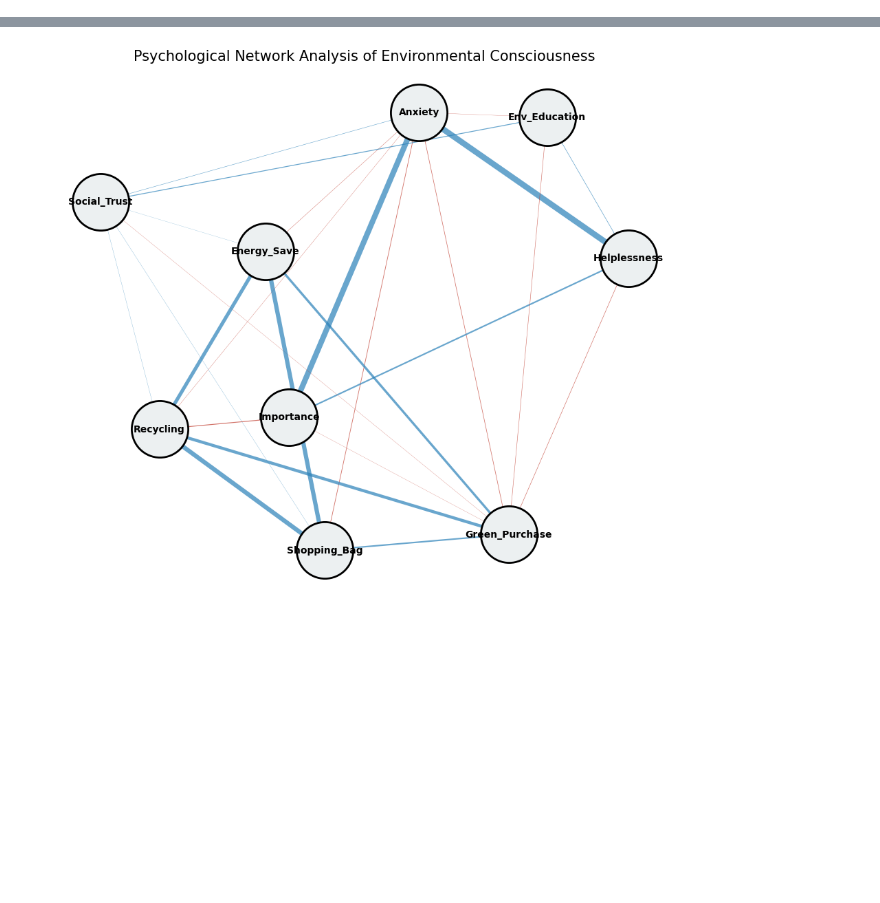
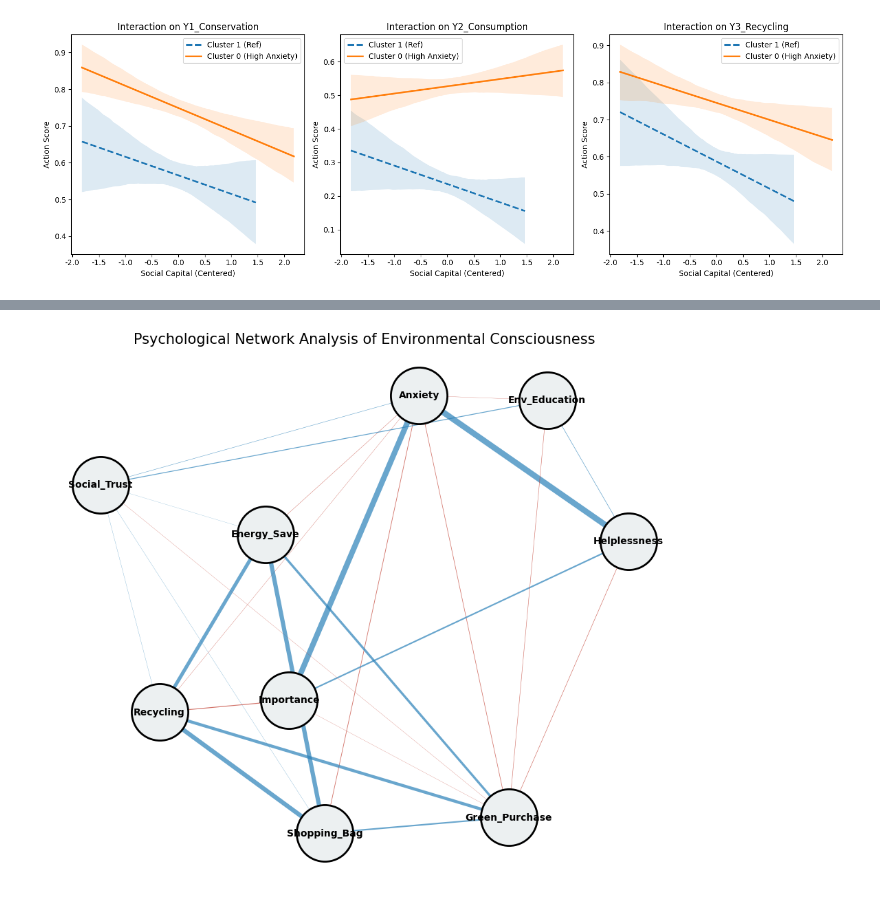
Before and after one commit to awekim/EnvAct, a Jupyter notebook: EnvAct.ipynb, the cells around one changed output, grey strips where cells are left out. Cells and saved outputs as stored; diff of their text form; code cells hidden in the pictures; blank space fills up the shorter version.

```diff
--- a/EnvAct.ipynb
+++ b/EnvAct.ipynb
@@ -9,0 +404,86 @@ df = pd.read_excel(dir+"Data/2024 국민환경의식조사/2024 국민환경의
+# %%
+plt.rcdefaults()
+plt.rcParams['axes.unicode_minus'] = False
+
+# -----------------------------------------------------------------
+# 2. 변수 생성 (DVs, IVs, MV, Controls)
+# -----------------------------------------------------------------
+
+# [Y] 종속변수: 환경 실천 행동 (B4 문항)
+b4_cols = [f'B4_{i}' for i in range(1, 15)]
+for col in b4_cols: df[col] = np.where(df[col] == 1, 1, 0)
+
+df['Y1_Conservation'] = df[['B4_1', 'B4_2', 'B4_3', 'B4_4', 'B4_5']].mean(axis=1)
+df['Y2_Consumption'] = df[['B4_6', 'B4_7', 'B4_10', 'B4_13']].mean(axis=1)
+df['Y3_Recycling'] = df[['B4_11', 'B4_12', 'B4_14']].mean(axis=1)
+
+# [X] 독립변수 군집화: 기후 감정 (A14 문항)
+emotion_cols = [f'A14_{i}' for i in range(1, 9)]
+X_emotions = df[emotion_cols].fillna(df[emotion_cols].median())
+X_scaled = StandardScaler().fit_transform(X_emotions)
+
+# K-means 클러스터링 (K=4)
+kmeans = KMeans(n_clusters=4, random_state=42, n_init=100).fit(X_scaled)
+df['Anxiety_Cluster'] = kmeans.labels_
+
+# 기준 집단(Reference) 자동 설정: 감정 점수 합계가 가장 낮은 군집
+cluster_means = df.groupby('Anxiety_Cluster')[emotion_cols].mean().mean(axis=1)
+ref_cluster = cluster_means.idxmin()
+print(f"기준 집단(Reference Group): Cluster {ref_cluster}")
+
+# [W] 조절변수: 사회적 자본 (B6_1~B6_7 신뢰도)
+trust_cols = [f'B6_{i}' for i in range(1, 8)]
+df['Social_Capital'] = df[trust_cols].replace(9, np.nan).fillna(df[trust_cols].median()).mean(axis=1)
+# 평균 중심화 (Mean Centering) - 상호작용 해석의 핵심
+df['Social_Capital_C'] = df['Social_Capital'] - df['Social_Capital'].mean()
+
+# [Controls] 통제변수 (교수님 요청: 연속형 및 더미)
+df['gender_dummy'] = df['DM1'].map({1: 0, 2: 1}) # 0:남, 1:여
+df['Age_numeric'] = df['DM2'].astype(float)
+df['Income_numeric'] = df['DM7'].astype(float)
+df['Ideology_numeric'] = df['DM8'].replace(9, np.nan).fillna(df['DM8'].median()).astype(float)
+df['edu_dummy'] = df['C9'].map({1: 1, 2: 0}) # 1:교육유, 0:무
+
+# 분석용 클린 데이터
+clean_df = df.dropna(subset=['Anxiety_Cluster', 'Social_Capital_C', 'Y2_Consumption', 'Ideology_numeric']).copy()
+
+# -----------------------------------------------------------------
+# 3. 조절효과 회귀 분석 (Interaction Analysis)
+# -----------------------------------------------------------------
+y_targets = ['Y1_Conservation', 'Y2_Consumption', 'Y3_Recycling']
+# formula = f' ~ C(Anxiety_Cluster, Treatment(reference={ref_cluster})) * Social_Capital_C + gender_dummy + Age_numeric + Income_numeric + Ideology_numeric + edu_dummy'
+formula = f' ~ C(Anxiety_Cluster, Treatment(reference={ref_cluster})) * Social_Capital_C + DM1 + DM2 + DM7 + DM8 + edu_dummy'
+
+print("\n" + "="*80)
+print(" [결과] 기후 감정 군집 x 사회적 자본 조절효과 분석 ")
+print("="*80)
+
+for y in y_targets:
+    model = smf.ols(y + formula, data=clean_df).fit()
+    print(f"\n▶ 종속변수: {y}")
+    # 상호작용항(Cluster:Social_Capital_C)의 유의성 확인
+    print(model.summary().tables[1])
+
+# -----------------------------------------------------------------
+# 4. 시각화: 단순 기울기 분석 (Simple Slope Plot)
+# -----------------------------------------------------------------
+plt.figure(figsize=(15, 5))
+for i, y in enumerate(y_targets):
+    plt.subplot(1, 3, i+1)
+    # 각 군집별로 사회적 자본에 따른 행동 변화의 기울기 출력
+    sns.regplot(x='Social_Capital_C', y=y, data=clean_df[clean_df['Anxiety_Cluster']==ref_cluster],
+                scatter=False, label=f'Cluster {ref_cluster} (Ref)', line_kws={'ls':'--'})
+
+    # 다른 주요 군집 하나 예시 (감정이 가장 높은 군집)
+    top_cluster = cluster_means.idxmax()
+    sns.regplot(x='Social_Capital_C', y=y, data=clean_df[clean_df['Anxiety_Cluster']==top_cluster],
+                scatter=False, label=f'Cluster {top_cluster} (High Anxiety)')
+
+    plt.title(f'Interaction on {y}')
+    plt.xlabel('Social Capital (Centered)')
+    plt.ylabel('Action Score')
+    plt.legend()
+
+plt.tight_layout()
+plt.show()
+# %% [output]
@@ -9,0 +507 @@ df = pd.read_excel(dir+"Data/2024 국민환경의식조사/2024 국민환경의
+[figure, added]
```
Also changed, not shown: parts of 14 cells of this notebook, 1 other file.
